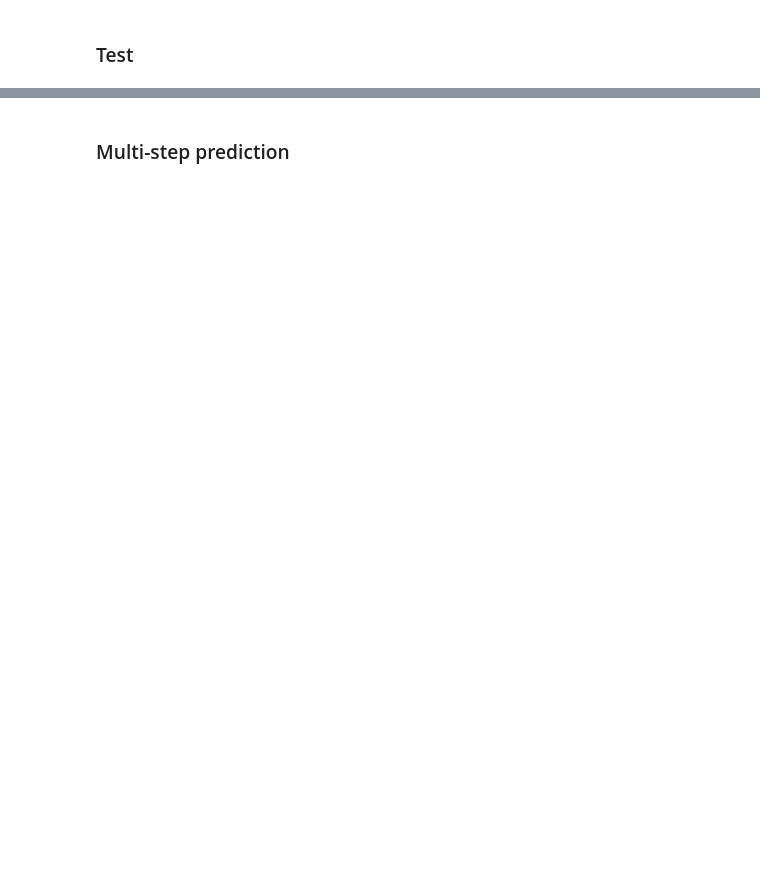
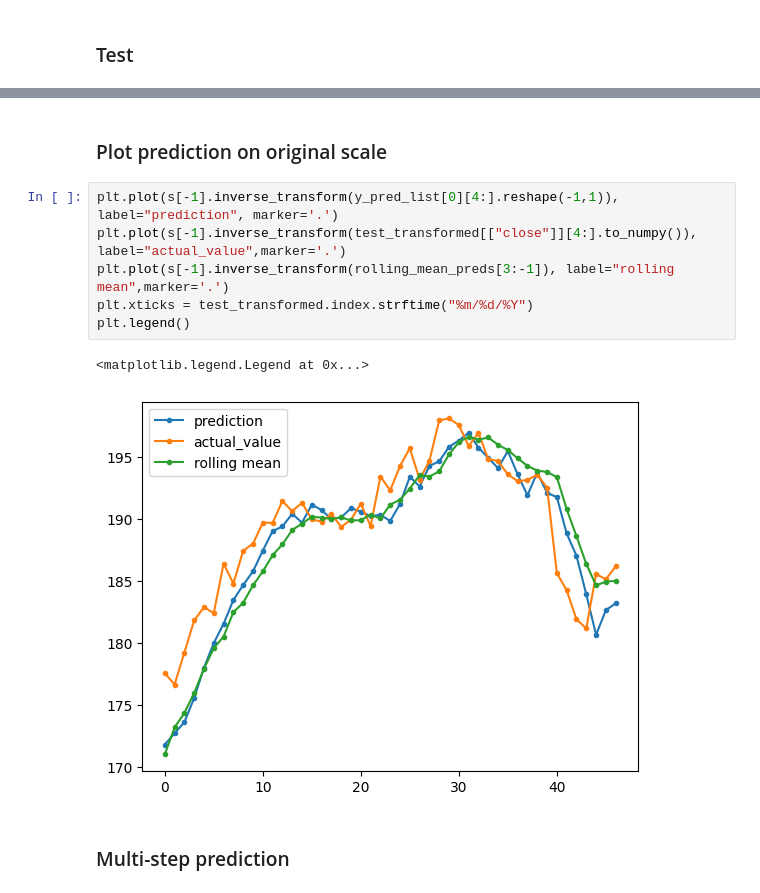
Before and after one commit to holajoa/fin-proj, a Jupyter notebook: lstm2.ipynb, the cells around one changed output, grey strips where cells are left out. Saved outputs shown, nothing was run; the diff lists cells and outputs as text; blank space fills up the shorter version.

```diff
--- a/lstm2.ipynb
+++ b/lstm2.ipynb
@@ -408,3 +389,14 @@ plt.legend()
+# %% [markdown]
+### Plot prediction on original scale
+# %%
+plt.plot(s[-1].inverse_transform(y_pred_list[0][4:].reshape(-1,1)), label="prediction", marker='.')
+plt.plot(s[-1].inverse_transform(test_transformed[["close"]][4:].to_numpy()), label="actual_value",marker='.')
+plt.plot(s[-1].inverse_transform(rolling_mean_preds[3:-1]), label="rolling mean",marker='.')
+plt.xticks = test_transformed.index.strftime("%m/%d/%Y")
+plt.legend()
+# %% [output]
+<matplotlib.legend.Legend at 0x...>
+[figure, added]
 # %% [markdown]
 ### Multi-step prediction
 # %%
```
Also changed, not shown: parts of 17 cells of this notebook.
